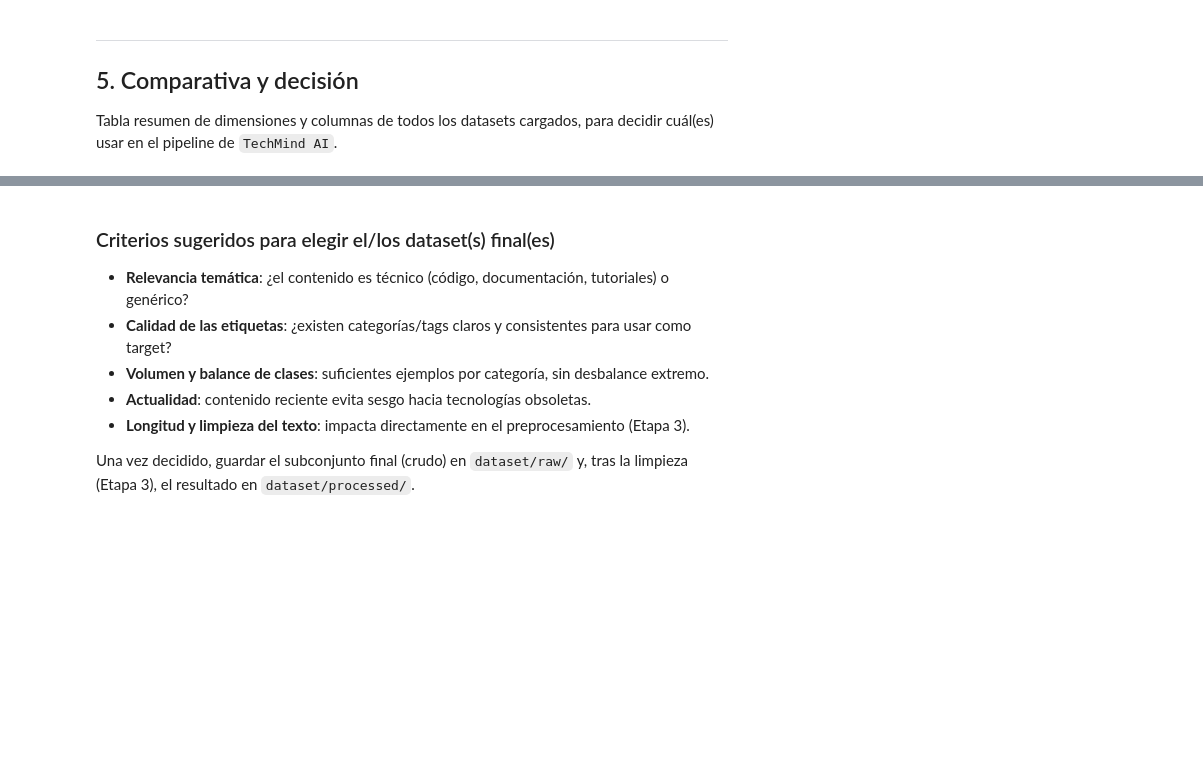
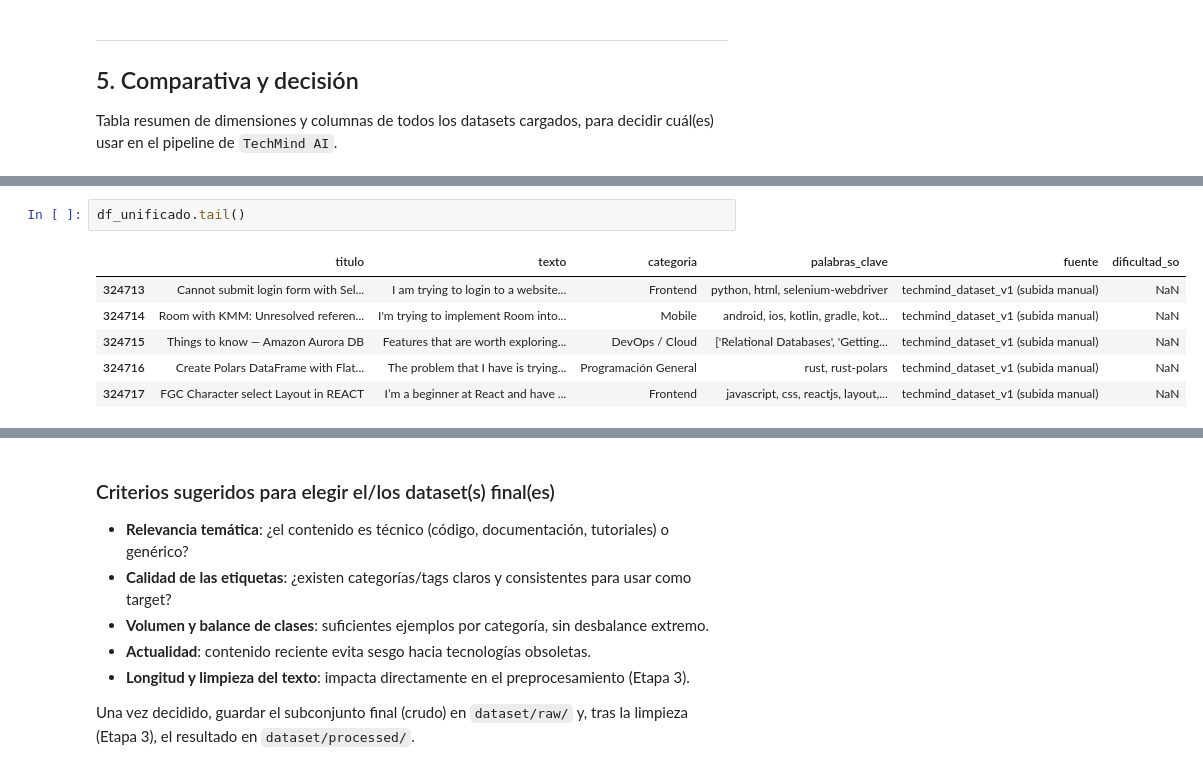
Before and after one commit to No-Country-simulation/G9-LATAM-Team-46, a Jupyter notebook: dataset/notebooks/01_extraccion_datasets.ipynb, the cells around one changed output, grey strips where cells are left out. Drawn from its saved outputs; the diff is of its cells as text; blank space fills up the shorter version.

```diff
--- a/dataset/notebooks/01_extraccion_datasets.ipynb
+++ b/dataset/notebooks/01_extraccion_datasets.ipynb
@@ -294,0 +379,9 @@ df_resumen
+# %%
+df_unificado.tail()
+# %% [output]
+|  | titulo | texto | categoria | palabras_clave | fuente | dificultad_so |
+| 324713 | Cannot submit login form with Sel... | I am trying to login to a website... | Frontend | python, html, selenium-webdriver | techmind_dataset_v1 (subida manual) | NaN |
+| 324714 | Room with KMM: Unresolved referen... | I'm trying to implement Room into... | Mobile | android, ios, kotlin, gradle, kot... | techmind_dataset_v1 (subida manual) | NaN |
+| 324715 | Things to know — Amazon Aurora DB | Features that are worth exploring... | DevOps / Cloud | ['Relational Databases', 'Getting... | techmind_dataset_v1 (subida manual) | NaN |
+| 324716 | Create Polars DataFrame with Flat... | The problem that I have is trying... | Programación General | rust, rust-polars | techmind_dataset_v1 (subida manual) | NaN |
+| 324717 | FGC Character select Layout in REACT | I’m a beginner at React and have ... | Frontend | javascript, css, reactjs, layout,... | techmind_dataset_v1 (subida manual) | NaN |
```
Also changed, not shown: parts of 24 cells of this notebook, 1 other file.
